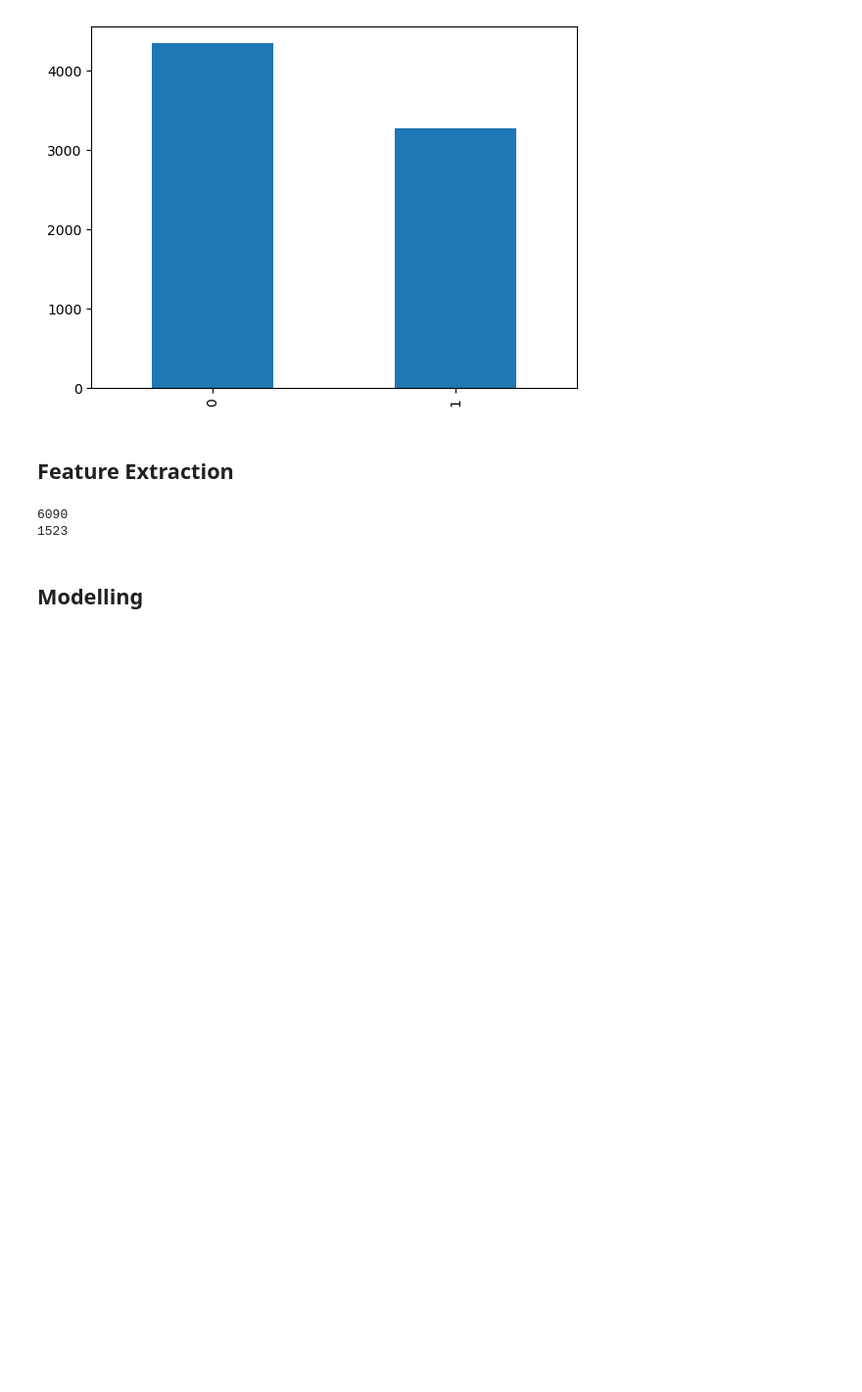
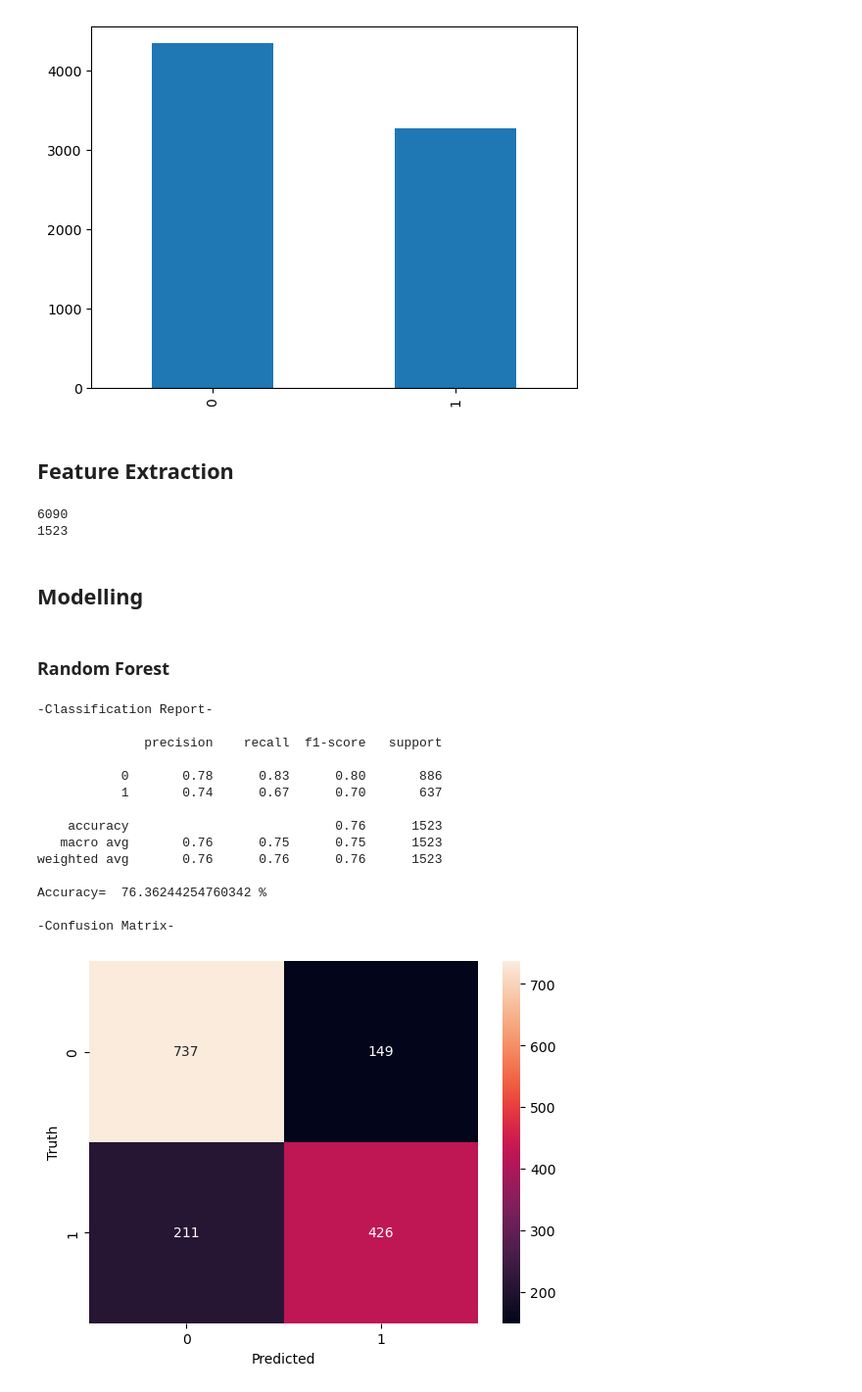
Before and after one commit to Naftal-Rainer/Natural-Language-Processing-with-Disaster-Tweets, a Jupyter notebook: notebooks/nlp_tweets.ipynb, the cells around one changed output. Shown: that part at 98% size. Saved outputs shown, nothing was run; the diff lists cells and outputs as text; code cells hidden in the pictures; blank space fills up the shorter version.

Commit message:
Modelling

```diff
--- a/notebooks/nlp_tweets.ipynb
+++ b/notebooks/nlp_tweets.ipynb
@@ -203,3 +203,42 @@ print(len(y_test))
 # %% [markdown]
 <a id ="modelling"></a>
 ## Modelling
+# %%
+def classification(model, X, y):
+
+    model.fit(X_train, y_train)
+    y_pred = model.predict(X_test)
+
+    print('-Classification Report-\n')
+    print(classification_report(y_test, y_pred))
+
+    print('Accuracy= ', accuracy_score(y_test, y_pred)*100, '%\n')
+
+    print('-Confusion Matrix-\n')
+    cm=confusion_matrix(y_test, y_pred)
+    sns.heatmap(cm, annot=True, fmt='d')
+    plt.xlabel('Predicted')
+    plt.ylabel('Truth')
+# %% [markdown]
+### Random Forest
+# %%
+from sklearn.ensemble import RandomForestClassifier
+
+RF=RandomForestClassifier(n_estimators = 100, criterion = 'entropy' , random_state = 0)
+classification(RF, X, y)
+# %% [output]
+-Classification Report-
+
+              precision    recall  f1-score   support
+
+           0       0.78      0.83      0.80       886
+           1       0.74      0.67      0.70       637
+
+    accuracy                           0.76      1523
+   macro avg       0.76      0.75      0.75      1523
+weighted avg       0.76      0.76      0.76      1523
+
+Accuracy=  76.36244254760342 %
+
+-Confusion Matrix-
+[figure, added]
```
Also changed, not shown: parts of 8 cells of this notebook.
